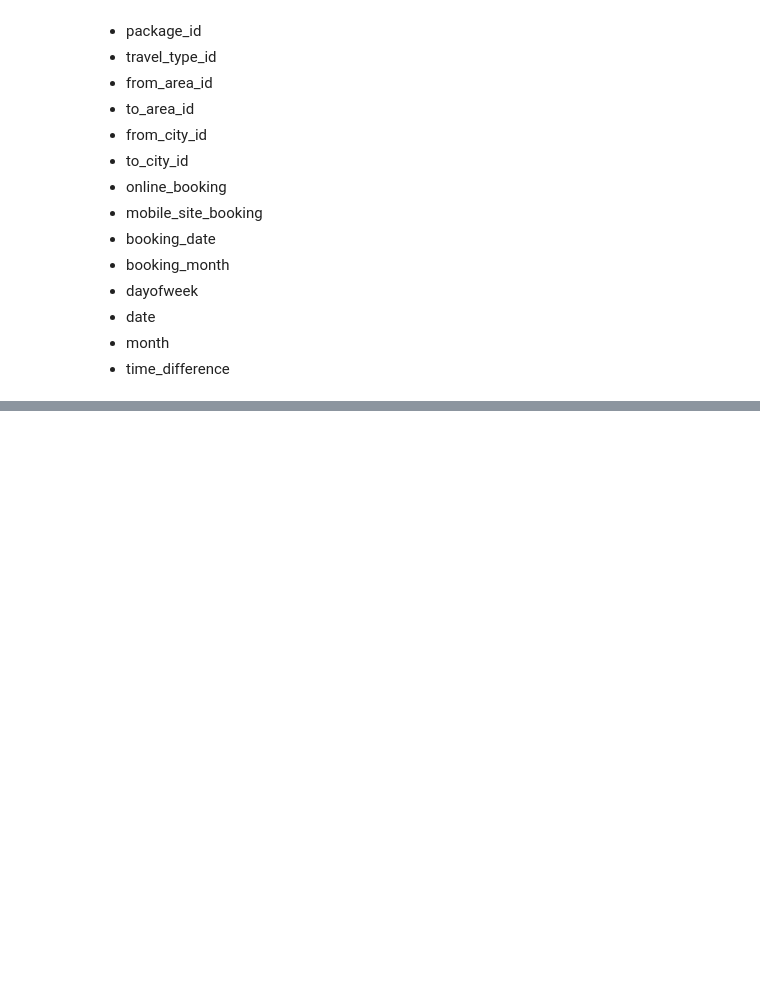
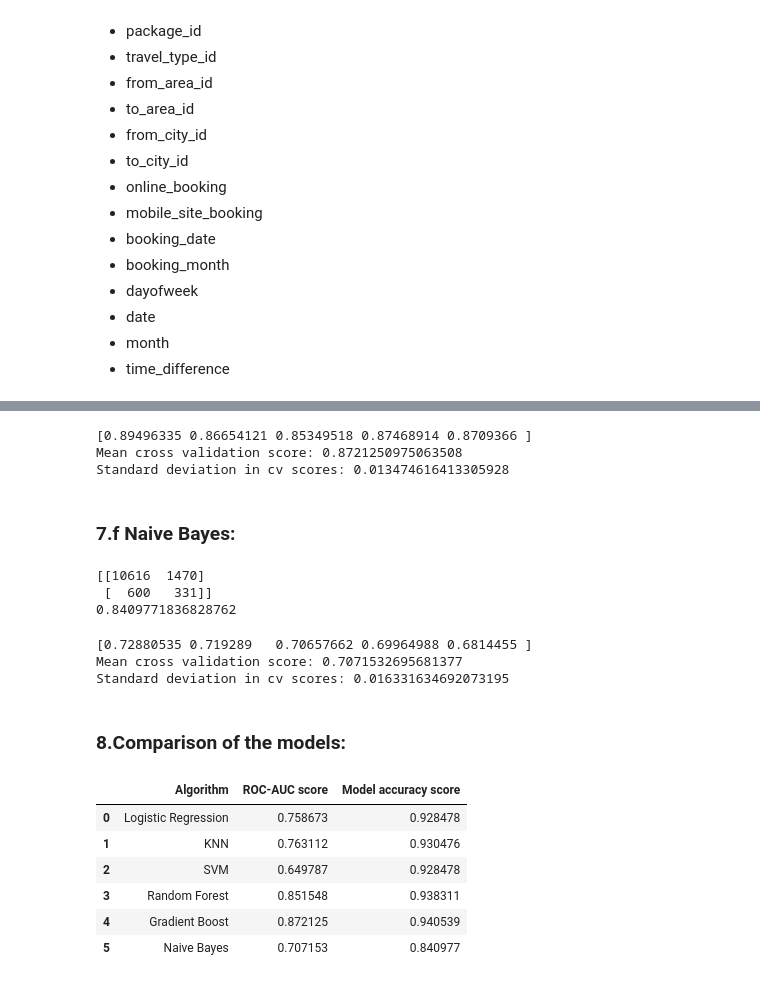
Before and after one commit to debisree/Springboard-Data-Science-Career-Track, a Jupyter notebook: predicting-cab-booking-cancellations-ML.ipynb, the cells around one changed output, grey strips where cells are left out. Saved outputs shown, nothing was run; the diff lists cells and outputs as text; code cells hidden in the pictures; blank space fills up the shorter version.

```diff
--- a/predicting-cab-booking-cancellations-ML.ipynb
+++ b/predicting-cab-booking-cancellations-ML.ipynb
@@ -479,0 +530,65 @@ plot_learning_curve()
+# %%
+from sklearn.cross_validation import cross_val_score
+
+cv_scores= cross_val_score(gbc,X_test,y_test,cv=5,scoring='roc_auc')
+print(cv_scores)
+cv_scores_gbc= cv_scores.mean()
+cv_scores_std_gbc= cv_scores.std()
+print ('Mean cross validation score: ' +str(cv_scores_gbc))
+print ('Standard deviation in cv scores: ' +str(cv_scores_std_gbc))
+# %% [output]
+[0.89496335 0.86654121 0.85349518 0.87468914 0.8709366 ]
+Mean cross validation score: 0.8721250975063508
+Standard deviation in cv scores: 0.013474616413305928
+# %% [markdown]
+### 7.f Naive Bayes:
+# %%
+from sklearn.naive_bayes import GaussianNB
+nb = GaussianNB()
+nb.fit(X_train,y_train)
+
+#Predict using the model:
+
+y_predict_nb=nb.predict(X_test)
+
+#Confusion matrix:
+
+cnf_matrix = confusion_matrix(y_test, y_predict_nb)
+print(cnf_matrix)
+Accuracy_nb=nb.score(X_test,y_test)
+print(Accuracy_nb)
+# %% [output]
+[[10616  1470]
+ [  600   331]]
+0.8409771836828762
+# %%
+from sklearn.cross_validation import cross_val_score
+
+cv_scores= cross_val_score(nb,X_test,y_test,cv=5,scoring='roc_auc')
+print(cv_scores)
+cv_scores_nb= cv_scores.mean()
+cv_scores_std_nb= cv_scores.std()
+print ('Mean cross validation score: ' +str(cv_scores_nb))
+print ('Standard deviation in cv scores: ' +str(cv_scores_std_nb))
+# %% [output]
+[0.72880535 0.719289   0.70657662 0.69964988 0.6814455 ]
+Mean cross validation score: 0.7071532695681377
+Standard deviation in cv scores: 0.016331634692073195
+# %% [markdown]
+### 8.Comparison of the models:
+# %%
+myLabels = [ 'Logistic Regression','KNN','SVM','Random Forest','Gradient Boost', 'Naive Bayes']
+score= [  cv_scores_lr,cv_scores_knn,cv_scores_svm,cv_scores_rf,cv_scores_gbc,cv_scores_nb]
+Accuracy_score = [Accuracy_lr,Accuracy_knn,Accuracy_svm,Accuracy_rf,Accuracy_gbc,Accuracy_nb]
+
+score_tab = pd.DataFrame(list(zip(myLabels, score,Accuracy_score)),
+               columns =['Algorithm', 'ROC-AUC score','Model accuracy score'])
+score_tab
+# %% [output]
+|  | Algorithm | ROC-AUC score | Model accuracy score |
+| 0 | Logistic Regression | 0.758673 | 0.928478 |
+| 1 | KNN | 0.763112 | 0.930476 |
+| 2 | SVM | 0.649787 | 0.928478 |
+| 3 | Random Forest | 0.851548 | 0.938311 |
+| 4 | Gradient Boost | 0.872125 | 0.940539 |
+| 5 | Naive Bayes | 0.707153 | 0.840977 |
```
Also changed, not shown: parts of 50 cells of this notebook.
